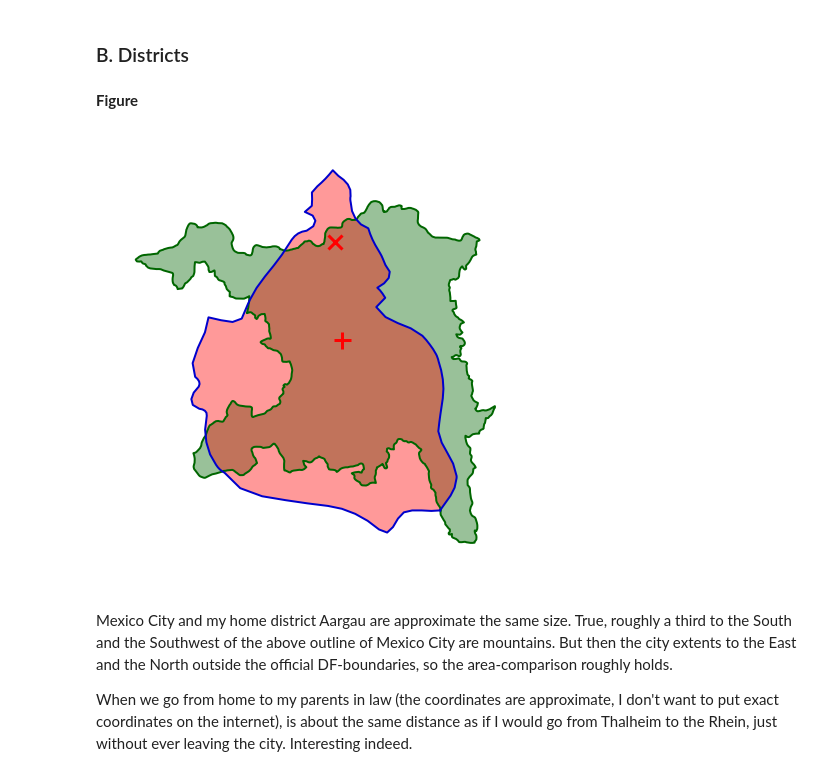
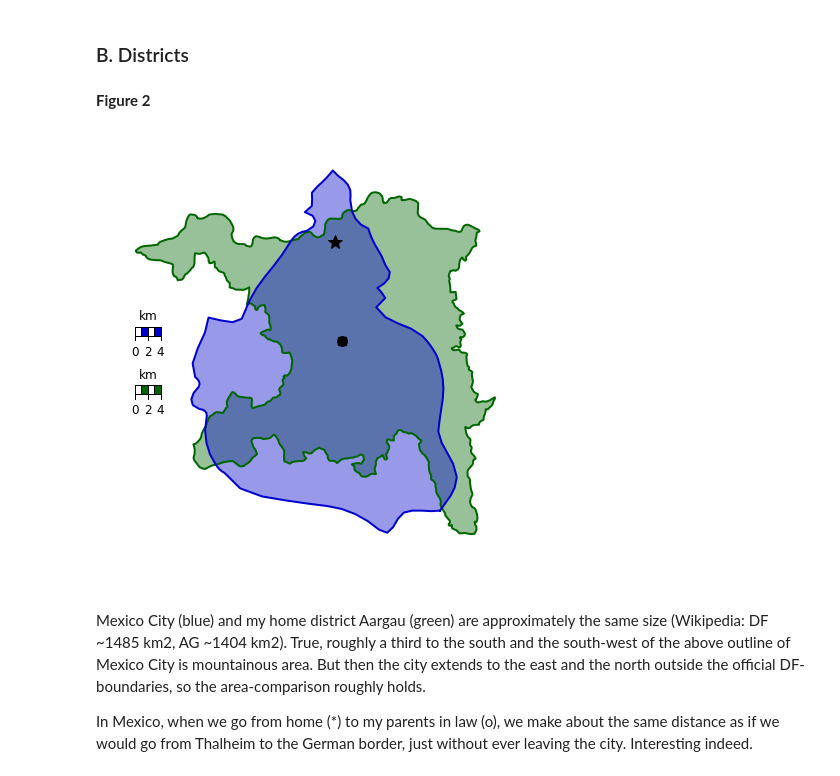
Before and after one commit to prisae/blog-notebooks, a Jupyter notebook: MXCH.ipynb, the cells around one changed output. Saved outputs shown, nothing was run; the diff lists cells and outputs as text; code cells hidden in the pictures.

Commit message:
A basemap example

```diff
--- a/MXCH.ipynb
+++ b/MXCH.ipynb
@@ -38,6 +30,6 @@ I want that Mexico City and my home village Thalheim overlay (I took the coordin
 # %%
-# Coordinates and shift
-MX = [-99.1333, 19.4333]
+# Coordinates (from Wikipedia) and shift
+DF = [-99.1333, 19.4333]
 TH = [  8.1042, 47.4375]
 shift = [0, 2]
 
@@ -104,65 +126,61 @@ plt.show()
 # %% [markdown]
 ### B. Districts
-# %%
-# 70 km by 70 km, Transverse Mercator, resolution does not
-# matter, as we use other data for the borders
-width = 70000
-height = 70000
-proj = 'tmerc'
-
-# Location of Mexico City and Thalheim
-DF = [-99.1333, 19.3]
-TH = [8.1042, 47.4]
-
-# Colours
-cMX = '#0000cc'
-cCH = '#006600'#'#ee2222'
 # %% [markdown]
-**Figure**
+**Figure 2**
 # %%
+# 70 km by 70 km, Transverse Mercator, resolution does not
+# matter, as we use other data for the borders
+width = 70000
+height = 70000
+dshift = [-.133, -.05]
+
 fig2 = plt.figure(figsize=(8,8))
 
-# Draw basemaps for Mexico and Switzerland
+# Create basemaps for Mexico and Switzerland
 m_mx = Basemap(width=width, height=height, projection=proj,
-            lon_0=DF[0], lat_0=DF[1])
+            lon_0=DF[0], lat_0=DF[1]+dshift[0])
 m_ch = Basemap(width=width, height=height, projection=proj,
-            lon_0=TH[0], lat_0=TH[1])
+            lon_0=TH[0], lat_0=TH[1]+dshift[1])
 
 # Draw the district of Aargau
-CHE_adm1 = shapefile.Reader('data/basemap/CHE_adm/CHE_adm1')
+CHE_adm1 = shapefile.Reader('data/basemap/CHE_adm1')
 iag = [i for i, s in enumerate(CHE_adm1.records()) if 'Aargau' in s][0]
 aglonlat = np.array(CHE_adm1.shapes()[iag].points)
 m_ch.plot(aglonlat[:, 0], aglonlat[:, 1], '-', c=cCH, latlon=True, lw=2)
 agx, agy = m_ch(aglonlat[:, 0], aglonlat[:, 1])
 plt.fill(agx, agy, cCH, ec='none', alpha=.4)
 
 # Draw Mexico City DF
-MEX_adm1 = shapefile.Reader('data/basemap/ne_10m_admin_1_states_provinces/ne_10m_admin_1_states_provinces')
+MEX_adm1 = shapefile.Reader('data/basemap/ne_10m_admin_1_states_provinces')
 idf = [i for i, s in enumerate(MEX_adm1.records()) if 'MX.DF' in s][0]
 dflonlat = np.array(MEX_adm1.shape(idf).points)
 m_mx.plot(dflonlat[:, 0], dflonlat[:, 1], '-', c=cMX, latlon=True, lw=2)
 dfx, dfy = m_mx(dflonlat[:, 0], dflonlat[:, 1])
-plt.fill(dfx, dfy, 'r', ec='none', alpha=.4)
+plt.fill(dfx, dfy, cMX, ec='none', alpha=.4)
 
 # Draw scales to cross-check that the scales are the same
-# m_mx.drawmapscale(DF[0], DF[1]+.1, DF[0], DF[1],
-#                   5, barstyle='fancy', fillcolor2=cMX, fontsize=12)
-# m_ch.drawmapscale(TH[0], TH[1]-.1, TH[0], TH[1],
-#                   5, barstyle='fancy',  fillcolor2=cCH, fontsize=12)
+sdf = np.array(m_mx(DF[0], DF[1])) - np.array([28000, 10000])
+sth = np.array(m_ch(TH[0], TH[1])) - np.array([28000, 10000])
+isdf = m_mx(sdf[0], sdf[1], inverse='True')
+isth = m_ch(sth[0], sth[1], inverse='True')
+m_mx.drawmapscale(isdf[0], isdf[1], DF[0], DF[1]+dshift[0],
+                  4, barstyle='fancy', fillcolor2=cMX, fontsize=12)
+m_ch.drawmapscale(isth[0], isth[1], TH[0], TH[1]+dshift[1],
+                  4, barstyle='fancy',  fillcolor2=cCH, fontsize=12)
 
-# Distance
+# Draw locations
 hPT = [-99.12, 19.47]
 pPT = [-99.11, 19.33]
-m_mx.plot(hPT[0], hPT[1], 'x', c='r', ms=14, mew=3, latlon=True)
-m_mx.plot(pPT[0], pPT[1], '+', c='r', ms=17, mew=3, latlon=True)
+m_mx.plot(hPT[0], hPT[1], '*', c='k', ms=14, mew=1, latlon=True)
+m_mx.plot(pPT[0], pPT[1], 'o', c='k', ms=10, mew=1, latlon=True)
 
 # Remove border around the whole
 m_mx.drawmapboundary(color='none')
 
 plt.show()
 # %% [output]
-[figure, old version]
+[figure, new version]
 # %% [markdown]
-Mexico City and my home district Aargau are approximate the same size. True, roughly a third to the South and the Southwest of the above outline of Mexico City are mountains. But then the city extents to the East and the North outside the official DF-boundaries, so the area-comparison roughly holds.
+Mexico City (blue) and my home district Aargau (green) are approximately the same size (Wikipedia: DF ~1485 km2, AG ~1404 km2). True, roughly a third to the south and the south-west of the above outline of Mexico City is mountainous area. But then the city extends to the east and the north outside the official DF-boundaries, so the area-comparison roughly holds.
 
-When we go from home to my parents in law (the coordinates are approximate, I don't want to put exact coordinates on the internet), is about the same distance as if I would go from Thalheim to the Rhein, just without ever leaving the city. Interesting indeed.
+In Mexico, when we go from home (*) to my parents in law (o), we make about the same distance as if we would go from Thalheim to the German border, just without ever leaving the city. Interesting indeed.
```
Also changed, not shown: parts of 9 cells of this notebook, 2 other files.
